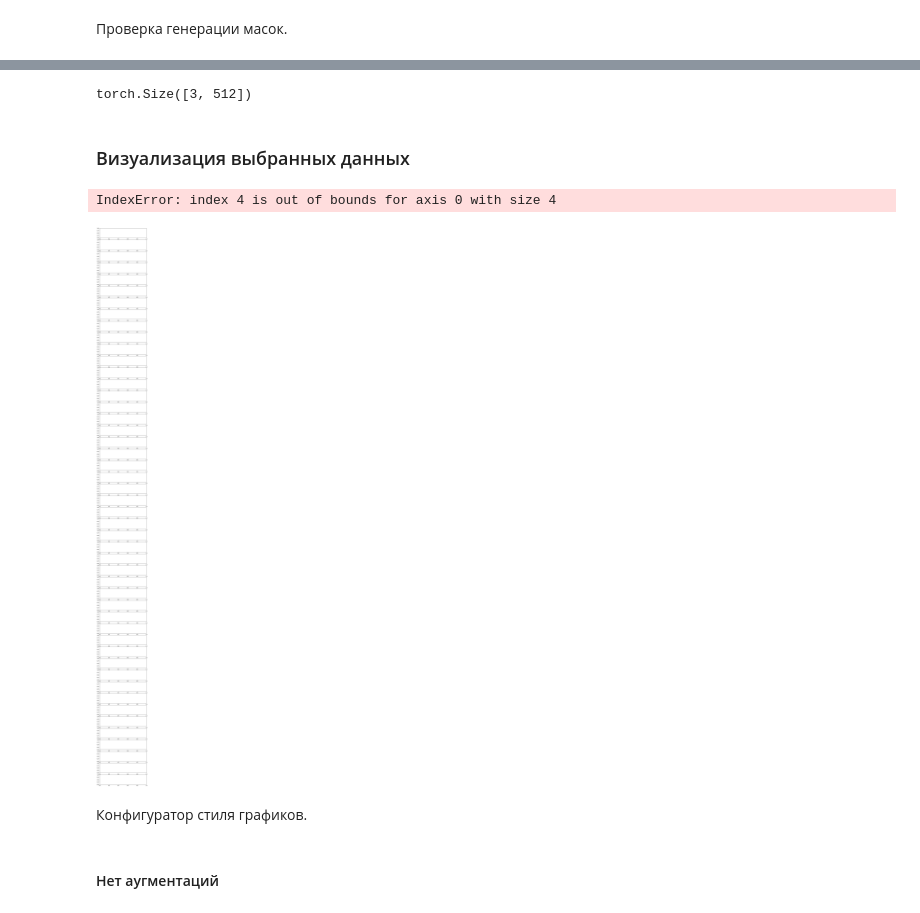
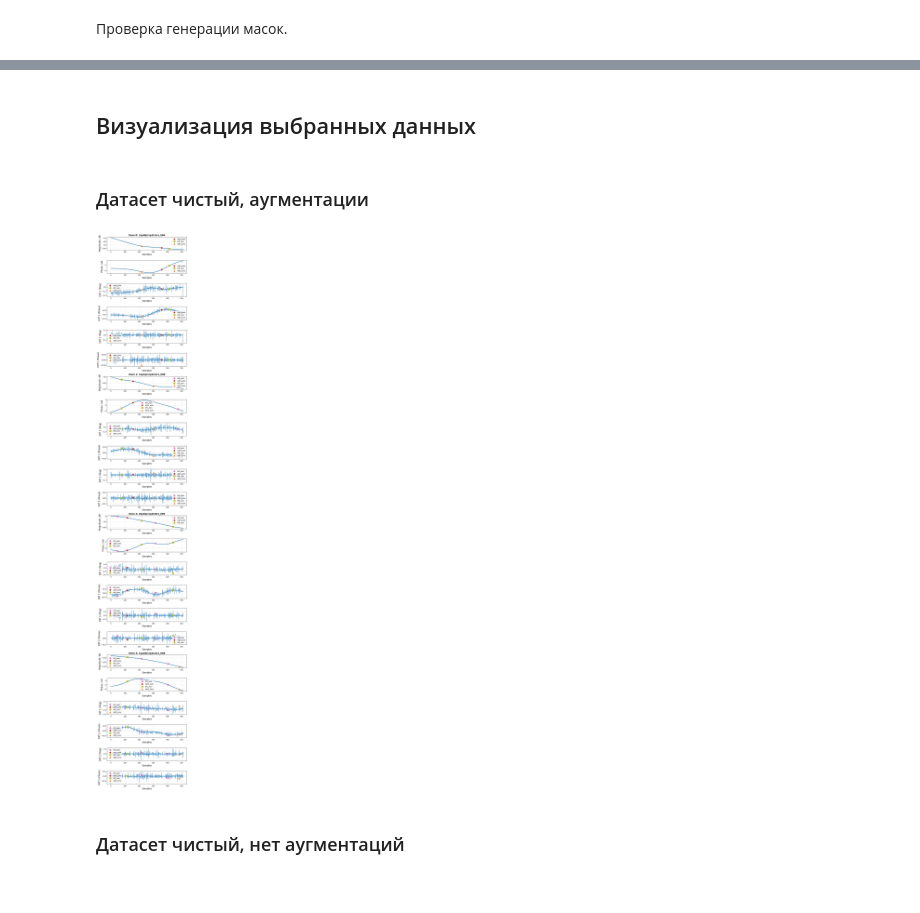
Before and after one commit to romangorbunov91/zeros-poles-masks, a Jupyter notebook: debug_nb.ipynb, the cells around one changed output, grey strips where cells are left out. Saved outputs shown, nothing was run; the diff lists cells and outputs as text; code cells hidden in the pictures.

Commit message:
Добавлены аугментации из даталоудера.

```diff
--- a/debug_nb.ipynb
+++ b/debug_nb.ipynb
@@ -99,11 +103,16 @@ samples = rng.choice(samples_full, size=N_samples, replace=False).tolist()
 # %%
-train_transforms = [
+transforms_conversion_only = [
+    ConversionTransforms(
+        num_iter=2,
+        return_input=True
+        )
+]
+
+transforms_general_conversion = [
     GeneralTransforms(
         config=TransformsConfig(
-            gain=[0.9, 1.1],
-            delay=[0.0, 1e-9],
             noise_level=[5e-3, 30e-3],
-            noise_reduce=1),
+            noise_reduce=2),
         rng=rng
         ),
     ConversionTransforms(
@@ -112,20 +121,31 @@ train_transforms = [
         )
 ]
 
-dataset = ZerosPolesDataset(
+dataset_conversion_only = ZerosPolesDataset(
     dataset_dir=dataset_dir,
-    split='train',
+    split=split,
     mask_halfwindow=0,
     samples=samples,
-    transforms=train_transforms
+    transforms=transforms_conversion_only
 )
+
+dataset_general_conversion = ZerosPolesDataset(
+    dataset_dir=dataset_dir,
+    split=split,
+    mask_halfwindow=0,
+    samples=samples,
+    transforms=transforms_general_conversion
+)
+
+dataset_noisy = ZerosPolesDataset(
+    dataset_dir=dataset_noisy_dir,
+    split=split,
+    mask_halfwindow=0,
+    samples=samples,
+    transforms=transforms_conversion_only
+)
-# %%
-a,_,_ = dataset[0]
-a.shape
-# %% [output]
-torch.Size([3, 512])
 # %% [markdown]
-### Визуализация выбранных данных
+## Визуализация выбранных данных
 # %%
 from utils.plot_functions import plot_responses
 # %%
@@ -189,13 +209,15 @@ PLOT_CONFIG = {
         {'label': 'right_zero', 'color': '#ff7f0e', 'marker': '^'},
     ]
 }
+# %% [markdown]
+### Датасет чистый, аугментации
 # %%
 plot_responses(
-    dataset_to_plot=dataset,
+    dataset_to_plot=dataset_general_conversion,
     samples_list=samples,
-    N_plot_samples=8,
+    N_plot_samples=N_samples,
     plot_config=PLOT_CONFIG,
-    save_path=Path('./readme_img/dataset_samples.png'))
+    save_path=None)#Path('./readme_img/dataset_samples.png'))
+#save_path=Path('./readme_img/augmented_dataset_samples.png')
 # %% [output]
-IndexError: index 4 is out of bounds for axis 0 with size 4
-[figure, old version]
+[figure, new version]
@@ -204,2 +223,0 @@ from utils.plot_functions import plot_frequency_responses
-# %% [markdown]
-Конфигуратор стиля графиков.
@@ -253,2 +224,2 @@ PLOT_CONFIG = {
 # %% [markdown]
-#### Нет аугментаций
+### Датасет чистый, нет аугментаций
```
Also changed, not shown: parts of 14 cells of this notebook, 1 other file.
